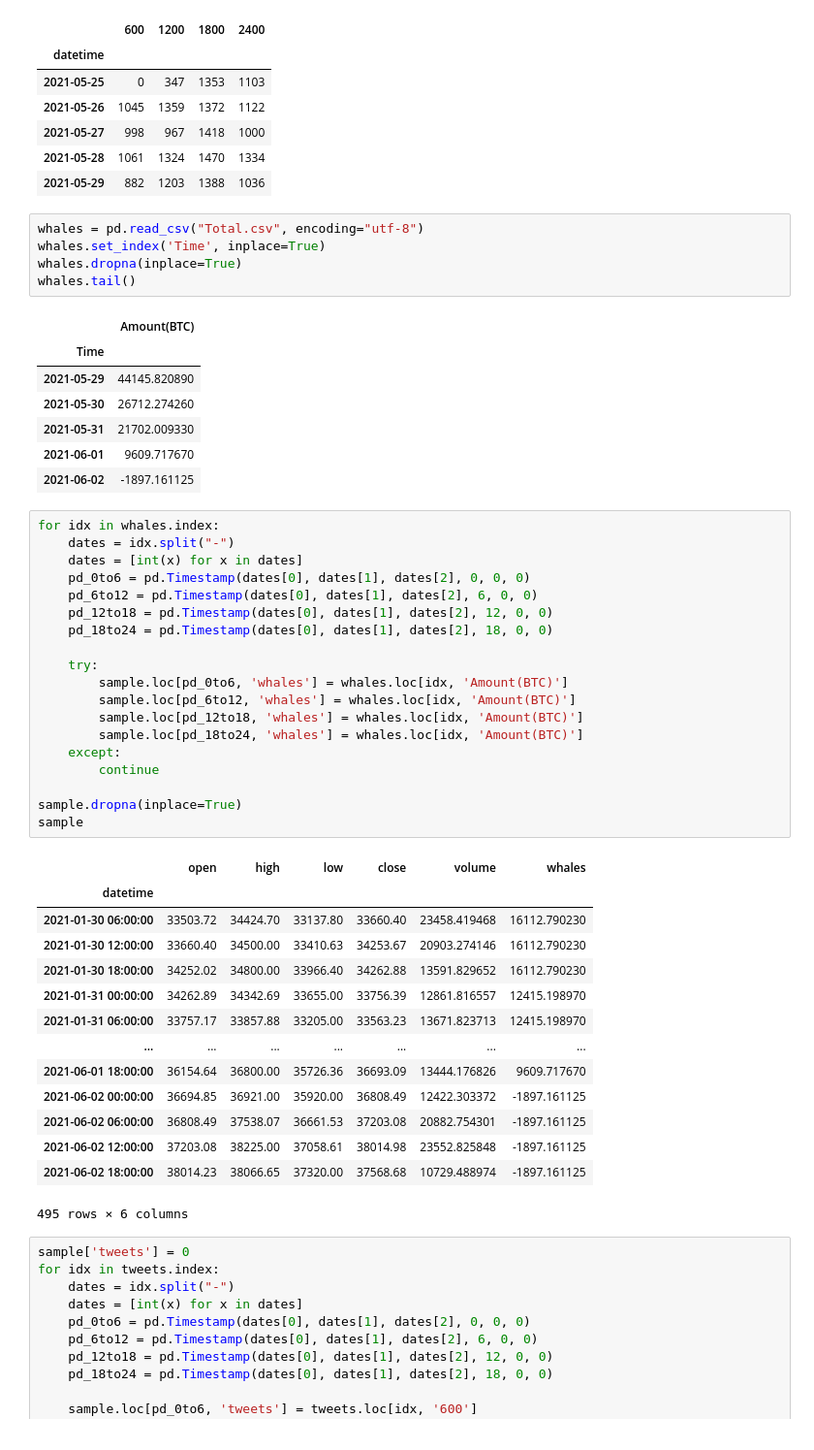
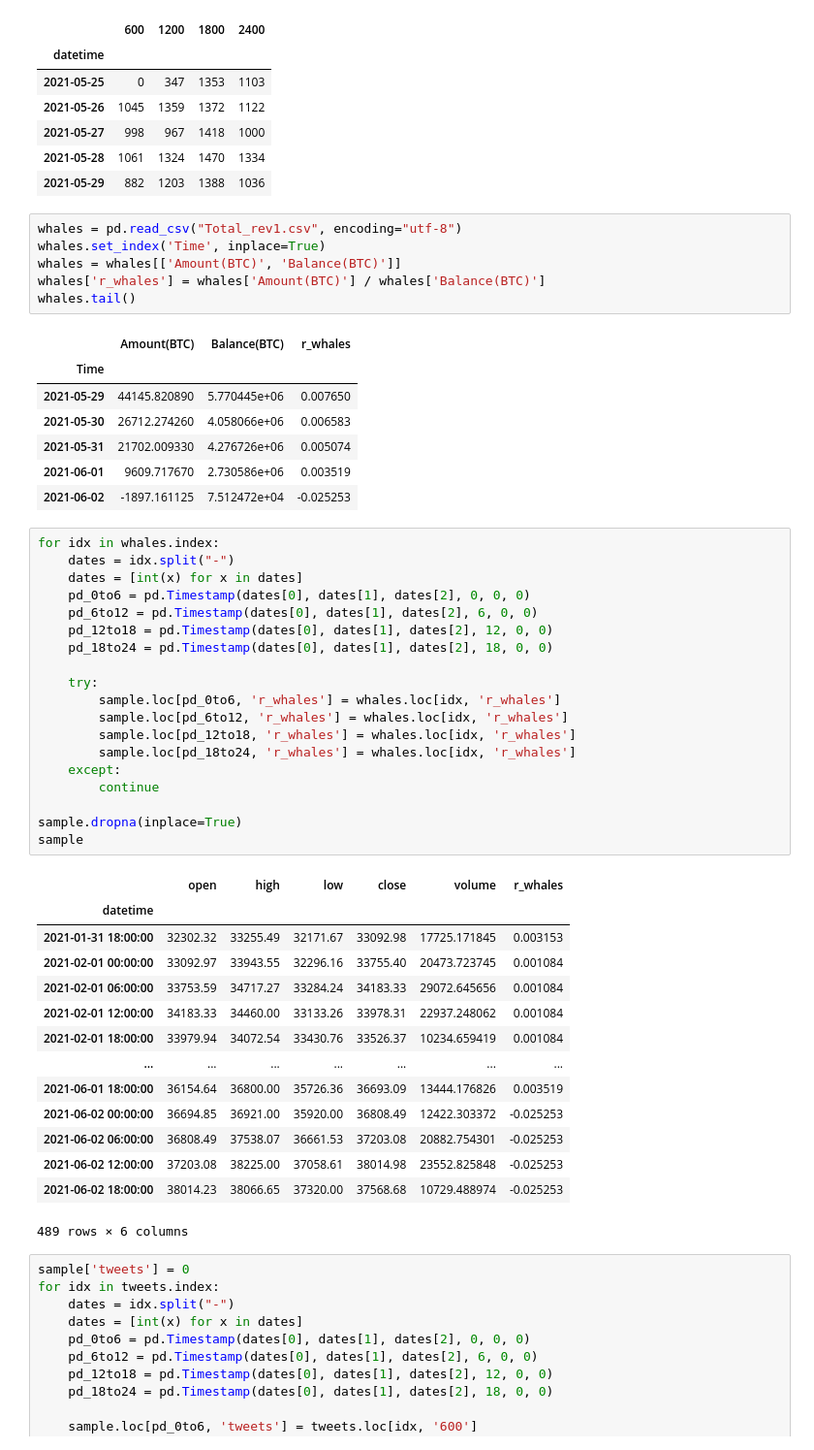
Before and after one commit to choij1589/YoungCha, a Jupyter notebook: clf_trading.ipynb, the cells around one changed output. Shown at 97% size. Saved outputs shown, nothing was run; the diff lists cells and outputs as text.

```diff
--- a/clf_trading.ipynb
+++ b/clf_trading.ipynb
@@ -50,52 +50,53 @@ tweets.tail()
 | 2021-05-28 | 1061 | 1324 | 1470 | 1334 |
 | 2021-05-29 | 882 | 1203 | 1388 | 1036 |
 # %%
-whales = pd.read_csv("Total.csv", encoding="utf-8")
+whales = pd.read_csv("Total_rev1.csv", encoding="utf-8")
 whales.set_index('Time', inplace=True)
-whales.dropna(inplace=True)
+whales = whales[['Amount(BTC)', 'Balance(BTC)']]
+whales['r_whales'] = whales['Amount(BTC)'] / whales['Balance(BTC)']
 whales.tail()
 # %% [output]
-|  | Amount(BTC) |
-| Time |  |
-| 2021-05-29 | 44145.820890 |
-| 2021-05-30 | 26712.274260 |
-| 2021-05-31 | 21702.009330 |
-| 2021-06-01 | 9609.717670 |
-| 2021-06-02 | -1897.161125 |
+|  | Amount(BTC) | Balance(BTC) | r_whales |
+| Time |  |  |  |
+| 2021-05-29 | 44145.820890 | 5.770445e+06 | 0.007650 |
+| 2021-05-30 | 26712.274260 | 4.058066e+06 | 0.006583 |
+| 2021-05-31 | 21702.009330 | 4.276726e+06 | 0.005074 |
+| 2021-06-01 | 9609.717670 | 2.730586e+06 | 0.003519 |
+| 2021-06-02 | -1897.161125 | 7.512472e+04 | -0.025253 |
 # %%
 for idx in whales.index:
     dates = idx.split("-")
     dates = [int(x) for x in dates]
     pd_0to6 = pd.Timestamp(dates[0], dates[1], dates[2], 0, 0, 0)
     pd_6to12 = pd.Timestamp(dates[0], dates[1], dates[2], 6, 0, 0)
     pd_12to18 = pd.Timestamp(dates[0], dates[1], dates[2], 12, 0, 0)
     pd_18to24 = pd.Timestamp(dates[0], dates[1], dates[2], 18, 0, 0)
 
     try:
-        sample.loc[pd_0to6, 'whales'] = whales.loc[idx, 'Amount(BTC)']
-        sample.loc[pd_6to12, 'whales'] = whales.loc[idx, 'Amount(BTC)']
-        sample.loc[pd_12to18, 'whales'] = whales.loc[idx, 'Amount(BTC)']
-        sample.loc[pd_18to24, 'whales'] = whales.loc[idx, 'Amount(BTC)']
+        sample.loc[pd_0to6, 'r_whales'] = whales.loc[idx, 'r_whales']
+        sample.loc[pd_6to12, 'r_whales'] = whales.loc[idx, 'r_whales']
+        sample.loc[pd_12to18, 'r_whales'] = whales.loc[idx, 'r_whales']
+        sample.loc[pd_18to24, 'r_whales'] = whales.loc[idx, 'r_whales']
     except:
         continue
 
 sample.dropna(inplace=True)
 sample
 # %% [output]
-|  | open | high | low | close | volume | whales |
+|  | open | high | low | close | volume | r_whales |
 | datetime |  |  |  |  |  |  |
-| 2021-01-30 06:00:00 | 33503.72 | 34424.70 | 33137.80 | 33660.40 | 23458.419468 | 16112.790230 |
-| 2021-01-30 12:00:00 | 33660.40 | 34500.00 | 33410.63 | 34253.67 | 20903.274146 | 16112.790230 |
-| 2021-01-30 18:00:00 | 34252.02 | 34800.00 | 33966.40 | 34262.88 | 13591.829652 | 16112.790230 |
-| 2021-01-31 00:00:00 | 34262.89 | 34342.69 | 33655.00 | 33756.39 | 12861.816557 | 12415.198970 |
-| 2021-01-31 06:00:00 | 33757.17 | 33857.88 | 33205.00 | 33563.23 | 13671.823713 | 12415.198970 |
+| 2021-01-31 18:00:00 | 32302.32 | 33255.49 | 32171.67 | 33092.98 | 17725.171845 | 0.003153 |
+| 2021-02-01 00:00:00 | 33092.97 | 33943.55 | 32296.16 | 33755.40 | 20473.723745 | 0.001084 |
+| 2021-02-01 06:00:00 | 33753.59 | 34717.27 | 33284.24 | 34183.33 | 29072.645656 | 0.001084 |
+| 2021-02-01 12:00:00 | 34183.33 | 34460.00 | 33133.26 | 33978.31 | 22937.248062 | 0.001084 |
+| 2021-02-01 18:00:00 | 33979.94 | 34072.54 | 33430.76 | 33526.37 | 10234.659419 | 0.001084 |
 | ... | ... | ... | ... | ... | ... | ... |
-| 2021-06-01 18:00:00 | 36154.64 | 36800.00 | 35726.36 | 36693.09 | 13444.176826 | 9609.717670 |
-| 2021-06-02 00:00:00 | 36694.85 | 36921.00 | 35920.00 | 36808.49 | 12422.303372 | -1897.161125 |
-| 2021-06-02 06:00:00 | 36808.49 | 37538.07 | 36661.53 | 37203.08 | 20882.754301 | -1897.161125 |
-| 2021-06-02 12:00:00 | 37203.08 | 38225.00 | 37058.61 | 38014.98 | 23552.825848 | -1897.161125 |
-| 2021-06-02 18:00:00 | 38014.23 | 38066.65 | 37320.00 | 37568.68 | 10729.488974 | -1897.161125 |
+| 2021-06-01 18:00:00 | 36154.64 | 36800.00 | 35726.36 | 36693.09 | 13444.176826 | 0.003519 |
+| 2021-06-02 00:00:00 | 36694.85 | 36921.00 | 35920.00 | 36808.49 | 12422.303372 | -0.025253 |
+| 2021-06-02 06:00:00 | 36808.49 | 37538.07 | 36661.53 | 37203.08 | 20882.754301 | -0.025253 |
+| 2021-06-02 12:00:00 | 37203.08 | 38225.00 | 37058.61 | 38014.98 | 23552.825848 | -0.025253 |
+| 2021-06-02 18:00:00 | 38014.23 | 38066.65 | 37320.00 | 37568.68 | 10729.488974 | -0.025253 |
-495 rows × 6 columns
+489 rows × 6 columns
 # %%
 sample['tweets'] = 0
 for idx in tweets.index:
```
Also changed, not shown: parts of 11 cells of this notebook, 4 other files.
